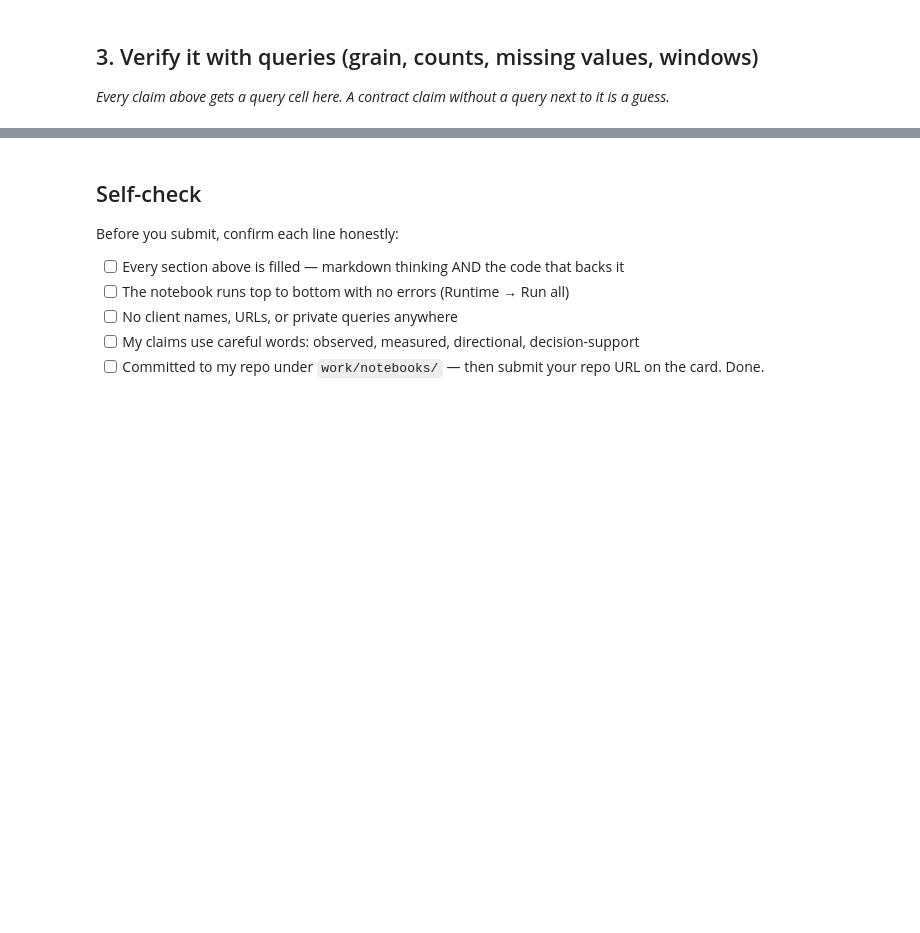
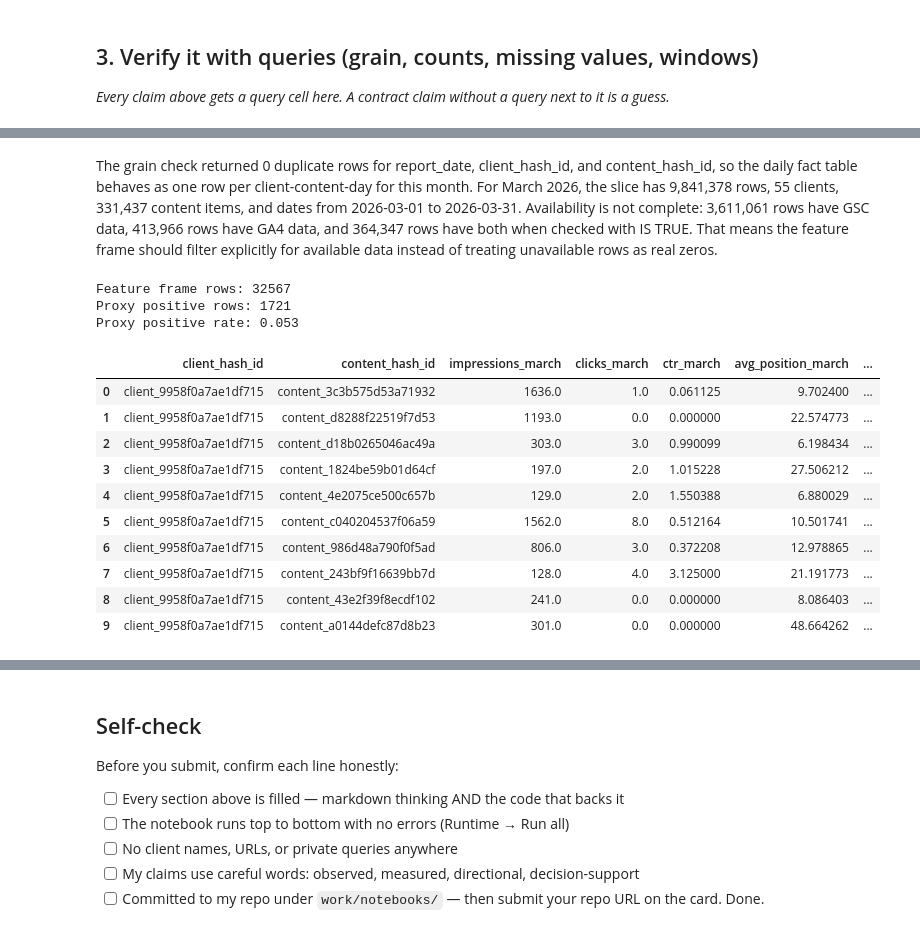
Before and after one commit to TahaShan16/flyrank-ml-internship, a Jupyter notebook: work/notebooks/w03_data_contract.ipynb, the cells around one changed output, grey strips where cells are left out. Drawn from its saved outputs; the diff is of its cells as text; code cells hidden in the pictures; blank space fills up the shorter version.

```diff
--- a/work/notebooks/w03_data_contract.ipynb
+++ b/work/notebooks/w03_data_contract.ipynb
@@ -33,0 +133,74 @@ This skeleton is yours to fill. Work the sections **in order** — each one has
+# %% [markdown]
+The grain check returned 0 duplicate rows for report_date, client_hash_id, and content_hash_id, so the daily fact table behaves as one row per client-content-day for this month. For March 2026, the slice has 9,841,378 rows, 55 clients, 331,437 content items, and dates from 2026-03-01 to 2026-03-31. Availability is not complete: 3,611,061 rows have GSC data, 413,966 rows have GA4 data, and 364,347 rows have both when checked with IS TRUE. That means the feature frame should filter explicitly for available data instead of treating unavailable rows as real zeros.
+# %%
+# Five March features + April decline label
+
+feature_frame = con.sql(f"""
+    WITH march AS (
+        SELECT
+            client_hash_id,
+            content_hash_id,
+            SUM(gsc_impressions) AS impressions_march,
+            SUM(gsc_clicks) AS clicks_march,
+            AVG(gsc_avg_position) AS avg_position_march,
+            SUM(ga4_sessions) AS sessions_march,
+            SUM(ga4_engaged_sessions) AS engaged_sessions_march
+        FROM {TABLES["fact_daily"]}
+        WHERE month = '2026-03'
+          AND gsc_data_available IS TRUE
+          AND ga4_data_available IS TRUE
+        GROUP BY 1, 2
+        HAVING SUM(gsc_impressions) >= 100
+    ),
+    april AS (
+        SELECT
+            client_hash_id,
+            content_hash_id,
+            SUM(gsc_impressions) AS impressions_april
+        FROM {TABLES["fact_daily"]}
+        WHERE month = '2026-04'
+          AND gsc_data_available IS TRUE
+        GROUP BY 1, 2
+    )
+    SELECT
+        m.client_hash_id,
+        m.content_hash_id,
+        m.impressions_march,
+        m.clicks_march,
+        100.0 * m.clicks_march / NULLIF(m.impressions_march, 0) AS ctr_march,
+        m.avg_position_march,
+        m.sessions_march,
+        100.0 * m.engaged_sessions_march / NULLIF(m.sessions_march, 0) AS engagement_rate_march,
+        a.impressions_april,
+        CASE
+            WHEN a.impressions_april < 0.8 * m.impressions_march THEN 1
+            ELSE 0
+        END AS proxy_needs_review
+    FROM march m
+    INNER JOIN april a
+      ON m.client_hash_id = a.client_hash_id
+     AND m.content_hash_id = a.content_hash_id
+""").df()
+
+feature_frame["leaky_label_copy"] = feature_frame["proxy_needs_review"]
+
+print("Feature frame rows:", len(feature_frame))
+print("Proxy positive rows:", int(feature_frame["proxy_needs_review"].sum()))
+print("Proxy positive rate:", round(feature_frame["proxy_needs_review"].mean(), 3))
+
+feature_frame.head(10)
+# %% [output]
+Feature frame rows: 32567
+Proxy positive rows: 1721
+Proxy positive rate: 0.053
+|  | client_hash_id | content_hash_id | impressions_march | clicks_march | ctr_march | avg_position_march | ... |
+| 0 | client_9958f0a7ae1df715 | content_3c3b575d53a71932 | 1636.0 | 1.0 | 0.061125 | 9.702400 | ... |
+| 1 | client_9958f0a7ae1df715 | content_d8288f22519f7d53 | 1193.0 | 0.0 | 0.000000 | 22.574773 | ... |
+| 2 | client_9958f0a7ae1df715 | content_d18b0265046ac49a | 303.0 | 3.0 | 0.990099 | 6.198434 | ... |
+| 3 | client_9958f0a7ae1df715 | content_1824be59b01d64cf | 197.0 | 2.0 | 1.015228 | 27.506212 | ... |
+| 4 | client_9958f0a7ae1df715 | content_4e2075ce500c657b | 129.0 | 2.0 | 1.550388 | 6.880029 | ... |
+| 5 | client_9958f0a7ae1df715 | content_c040204537f06a59 | 1562.0 | 8.0 | 0.512164 | 10.501741 | ... |
+| 6 | client_9958f0a7ae1df715 | content_986d48a790f0f5ad | 806.0 | 3.0 | 0.372208 | 12.978865 | ... |
+| 7 | client_9958f0a7ae1df715 | content_243bf9f16639bb7d | 128.0 | 4.0 | 3.125000 | 21.191773 | ... |
+| 8 | client_9958f0a7ae1df715 | content_43e2f39f8ecdf102 | 241.0 | 0.0 | 0.000000 | 8.086403 | ... |
+| 9 | client_9958f0a7ae1df715 | content_a0144defc87d8b23 | 301.0 | 0.0 | 0.000000 | 48.664262 | ... |
```
Also changed, not shown: parts of 15 cells of this notebook.
